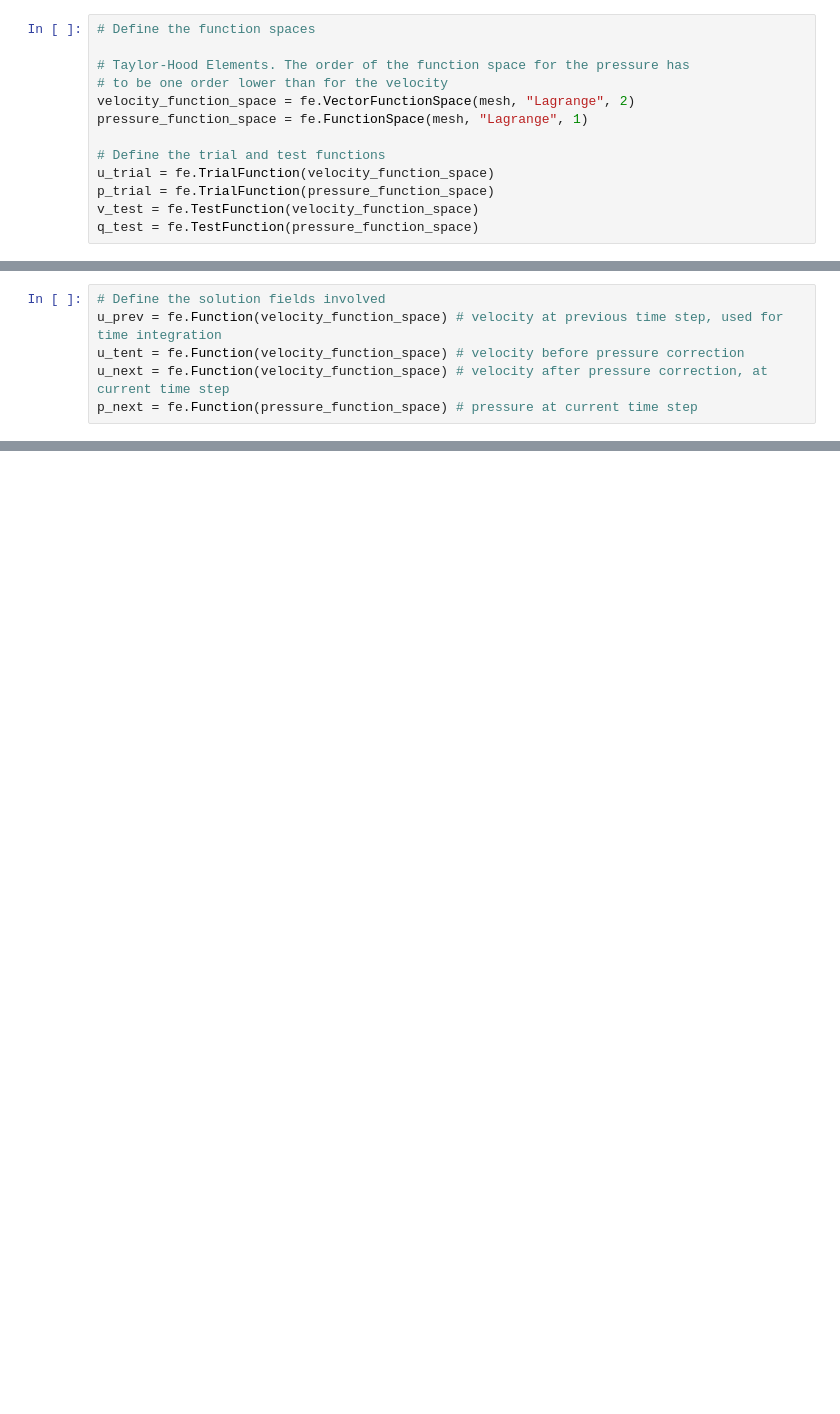
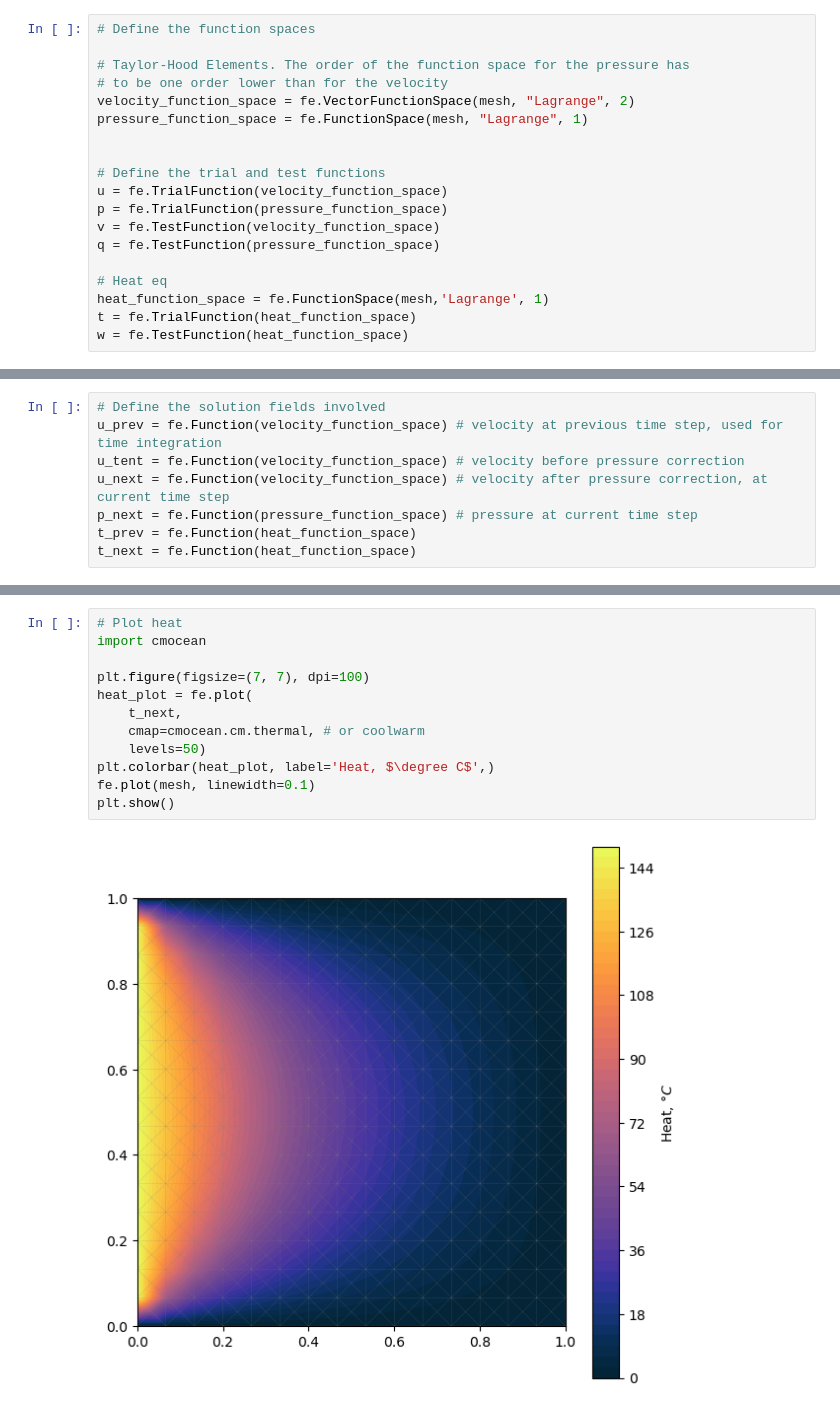
Before and after one commit to BanVacc/CFD_FEniCS, a Jupyter notebook: example.ipynb, the cells around one changed output, grey strips where cells are left out. Drawn from its saved outputs; the diff is of its cells as text; blank space fills up the shorter version.

```diff
--- a/example.ipynb
+++ b/example.ipynb
@@ -44,11 +52,17 @@ print(mesh.num_cells())
 velocity_function_space = fe.VectorFunctionSpace(mesh, "Lagrange", 2)
 pressure_function_space = fe.FunctionSpace(mesh, "Lagrange", 1)
 
+
 # Define the trial and test functions
-u_trial = fe.TrialFunction(velocity_function_space)
-p_trial = fe.TrialFunction(pressure_function_space)
-v_test = fe.TestFunction(velocity_function_space)
-q_test = fe.TestFunction(pressure_function_space)
+u = fe.TrialFunction(velocity_function_space)
+p = fe.TrialFunction(pressure_function_space)
+v = fe.TestFunction(velocity_function_space)
+q = fe.TestFunction(pressure_function_space)
+
+# Heat eq
+heat_function_space = fe.FunctionSpace(mesh,'Lagrange', 1)
+t = fe.TrialFunction(heat_function_space)
+w = fe.TestFunction(heat_function_space)
 # %%
 # Define the Boundary Condition
 def top_boundary(x, on_boundary): return on_boundary and fe.near(x[1], 1.0)
@@ -80,6 +101,8 @@ u_prev = fe.Function(velocity_function_space) # velocity at previous time step,
 u_tent = fe.Function(velocity_function_space) # velocity before pressure correction
 u_next = fe.Function(velocity_function_space) # velocity after pressure correction, at current time step
 p_next = fe.Function(pressure_function_space) # pressure at current time step
+t_prev = fe.Function(heat_function_space)
+t_next = fe.Function(heat_function_space)
 # %%
 # Weak form of the momentum equation
 dt = fe.Constant(TIME_STEP_LENGTH)
@@ -176,0 +221,14 @@ fe.plot(mesh, linewidth=0.1)
+# %%
+# Plot heat
+import cmocean
+
+plt.figure(figsize=(7, 7), dpi=100)
+heat_plot = fe.plot(
+    t_next,
+    cmap=cmocean.cm.thermal, # or coolwarm
+    levels=50)
+plt.colorbar(heat_plot, label='Heat, $\degree C$',)
+fe.plot(mesh, linewidth=0.1)
+plt.show()
+# %% [output]
+[figure, added]
```
Also changed, not shown: parts of 8 cells of this notebook.
